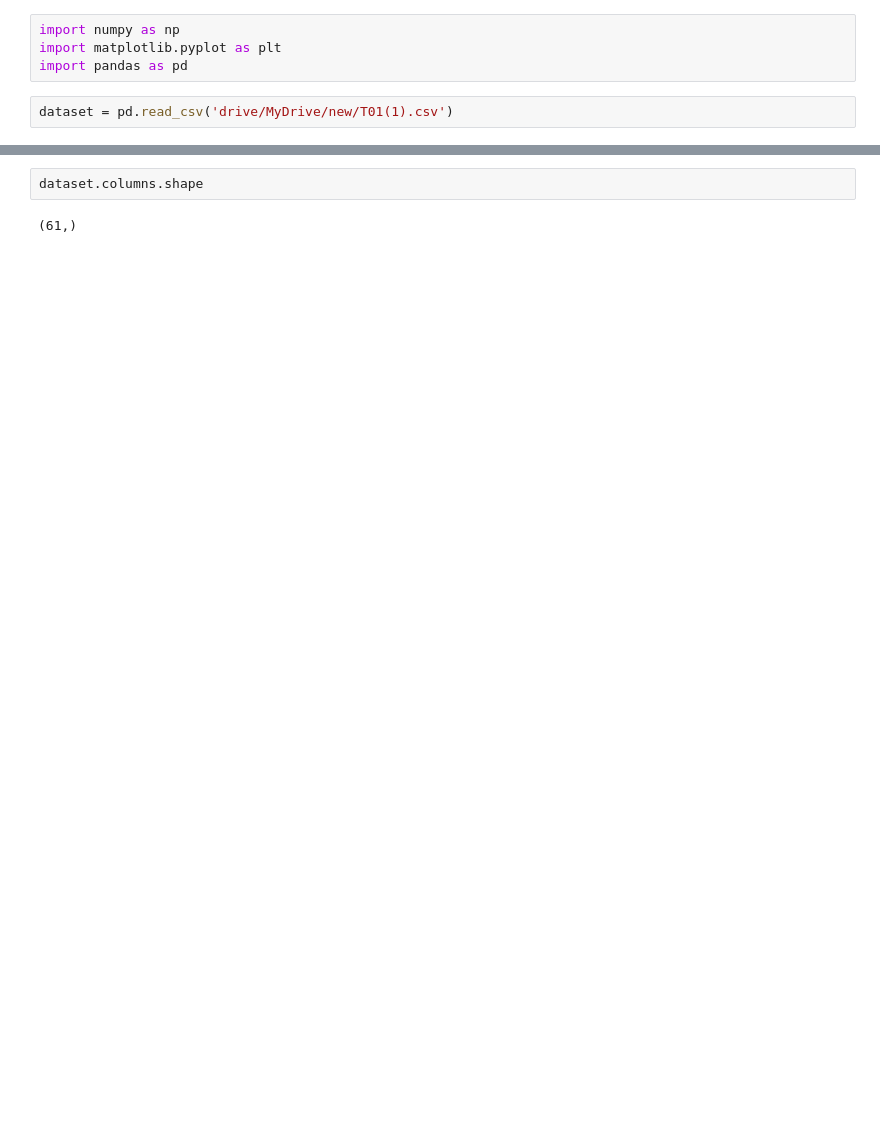
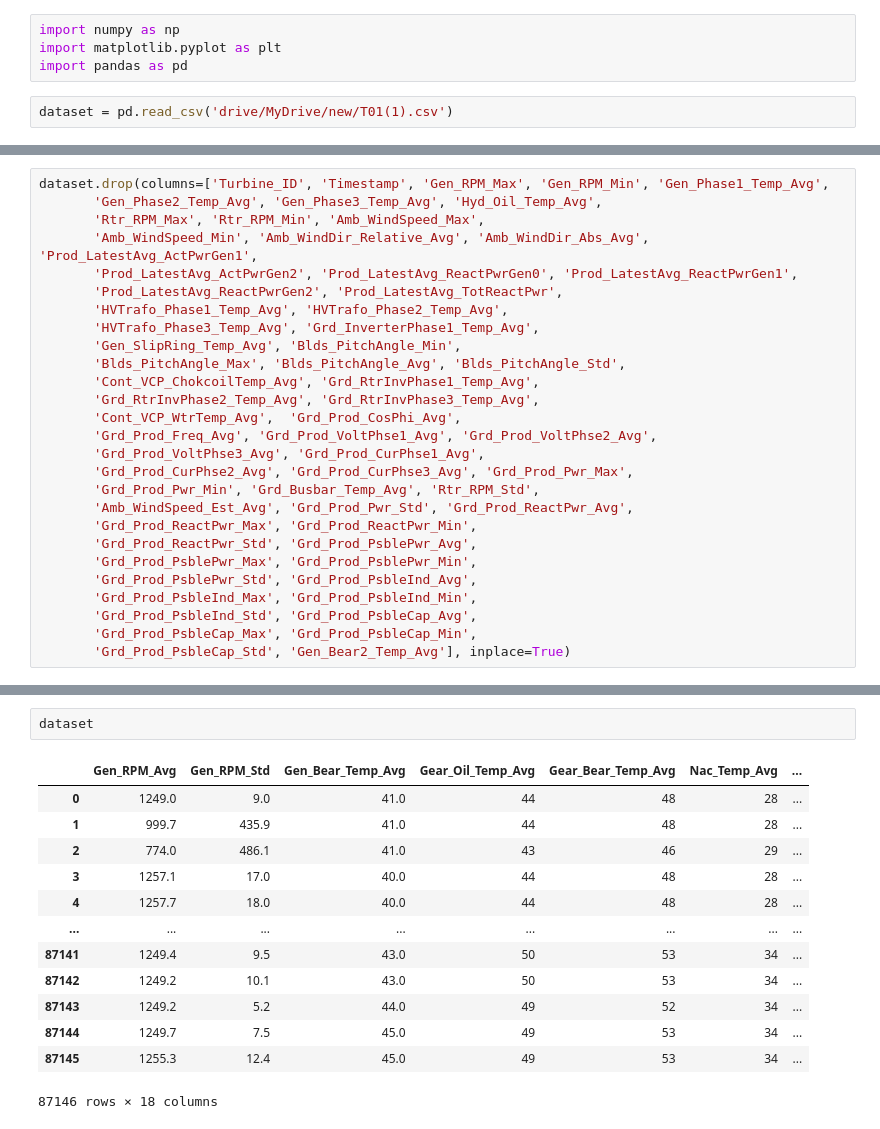
Before and after one commit to adityab-28/WTurbine_FS_based_CM, a Jupyter notebook: Untitled1.ipynb, the cells around one changed output, grey strips where cells are left out. Saved outputs shown, nothing was run; the diff lists cells and outputs as text; blank space fills up the shorter version.

```diff
--- a/Untitled1.ipynb
+++ b/Untitled1.ipynb
@@ -13 +29,28 @@ dataset.columns.size
+# %%
+dataset.drop(columns=['Turbine_ID', 'Timestamp', 'Gen_RPM_Max', 'Gen_RPM_Min', 'Gen_Phase1_Temp_Avg',
+       'Gen_Phase2_Temp_Avg', 'Gen_Phase3_Temp_Avg', 'Hyd_Oil_Temp_Avg',
+       'Rtr_RPM_Max', 'Rtr_RPM_Min', 'Amb_WindSpeed_Max',
+       'Amb_WindSpeed_Min', 'Amb_WindDir_Relative_Avg', 'Amb_WindDir_Abs_Avg', 'Prod_LatestAvg_ActPwrGen1',
+       'Prod_LatestAvg_ActPwrGen2', 'Prod_LatestAvg_ReactPwrGen0', 'Prod_LatestAvg_ReactPwrGen1',
+       'Prod_LatestAvg_ReactPwrGen2', 'Prod_LatestAvg_TotReactPwr',
+       'HVTrafo_Phase1_Temp_Avg', 'HVTrafo_Phase2_Temp_Avg',
+       'HVTrafo_Phase3_Temp_Avg', 'Grd_InverterPhase1_Temp_Avg',
+       'Gen_SlipRing_Temp_Avg', 'Blds_PitchAngle_Min',
+       'Blds_PitchAngle_Max', 'Blds_PitchAngle_Avg', 'Blds_PitchAngle_Std',
+       'Cont_VCP_ChokcoilTemp_Avg', 'Grd_RtrInvPhase1_Temp_Avg',
+       'Grd_RtrInvPhase2_Temp_Avg', 'Grd_RtrInvPhase3_Temp_Avg',
+       'Cont_VCP_WtrTemp_Avg',  'Grd_Prod_CosPhi_Avg',
+       'Grd_Prod_Freq_Avg', 'Grd_Prod_VoltPhse1_Avg', 'Grd_Prod_VoltPhse2_Avg',
+       'Grd_Prod_VoltPhse3_Avg', 'Grd_Prod_CurPhse1_Avg',
+       'Grd_Prod_CurPhse2_Avg', 'Grd_Prod_CurPhse3_Avg', 'Grd_Prod_Pwr_Max',
+       'Grd_Prod_Pwr_Min', 'Grd_Busbar_Temp_Avg', 'Rtr_RPM_Std',
+       'Amb_WindSpeed_Est_Avg', 'Grd_Prod_Pwr_Std', 'Grd_Prod_ReactPwr_Avg',
+       'Grd_Prod_ReactPwr_Max', 'Grd_Prod_ReactPwr_Min',
+       'Grd_Prod_ReactPwr_Std', 'Grd_Prod_PsblePwr_Avg',
+       'Grd_Prod_PsblePwr_Max', 'Grd_Prod_PsblePwr_Min',
+       'Grd_Prod_PsblePwr_Std', 'Grd_Prod_PsbleInd_Avg',
+       'Grd_Prod_PsbleInd_Max', 'Grd_Prod_PsbleInd_Min',
+       'Grd_Prod_PsbleInd_Std', 'Grd_Prod_PsbleCap_Avg',
+       'Grd_Prod_PsbleCap_Max', 'Grd_Prod_PsbleCap_Min',
+       'Grd_Prod_PsbleCap_Std', 'Gen_Bear2_Temp_Avg'], inplace=True)
 # %%
@@ -19,4 +85,16 @@ dataset.drop(columns=['Timestamp', 'Gen_RPM_Max', 'Gen_RPM_Min', 'Rtr_RPM_Max',
 # %%
-dataset.columns.shape
+dataset
 # %% [output]
+|  | Gen_RPM_Avg | Gen_RPM_Std | Gen_Bear_Temp_Avg | Gear_Oil_Temp_Avg | Gear_Bear_Temp_Avg | Nac_Temp_Avg | ... |
+| 0 | 1249.0 | 9.0 | 41.0 | 44 | 48 | 28 | ... |
+| 1 | 999.7 | 435.9 | 41.0 | 44 | 48 | 28 | ... |
+| 2 | 774.0 | 486.1 | 41.0 | 43 | 46 | 29 | ... |
+| 3 | 1257.1 | 17.0 | 40.0 | 44 | 48 | 28 | ... |
+| 4 | 1257.7 | 18.0 | 40.0 | 44 | 48 | 28 | ... |
+| ... | ... | ... | ... | ... | ... | ... | ... |
+| 87141 | 1249.4 | 9.5 | 43.0 | 50 | 53 | 34 | ... |
+| 87142 | 1249.2 | 10.1 | 43.0 | 50 | 53 | 34 | ... |
+| 87143 | 1249.2 | 5.2 | 44.0 | 49 | 52 | 34 | ... |
+| 87144 | 1249.7 | 7.5 | 45.0 | 49 | 53 | 34 | ... |
+| 87145 | 1255.3 | 12.4 | 45.0 | 49 | 53 | 34 | ... |
-(61,)
+87146 rows × 18 columns
```
Also changed, not shown: parts of 17 cells of this notebook.
